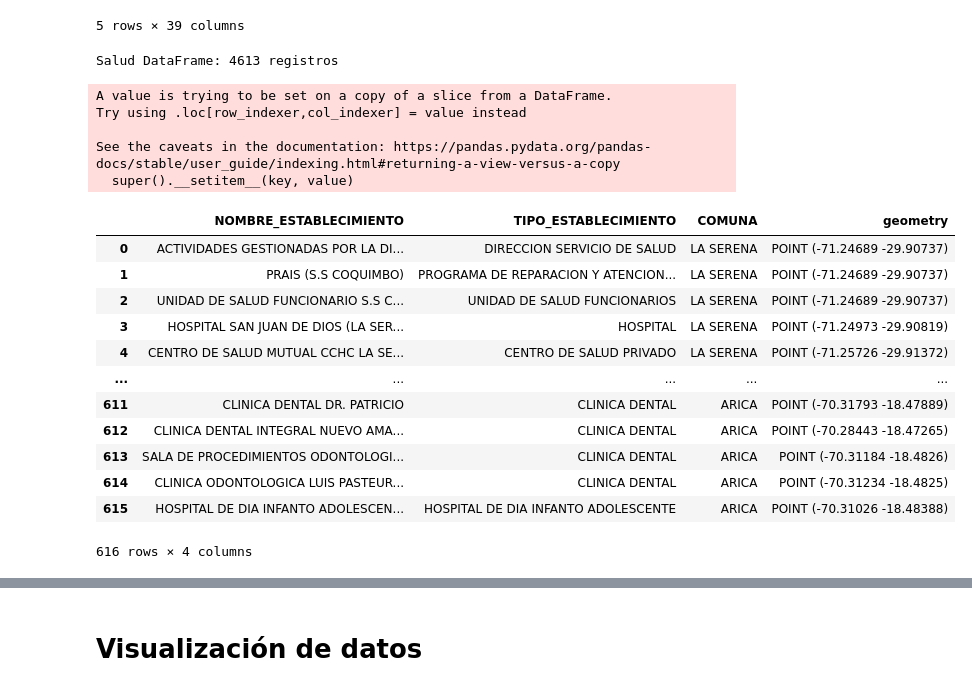
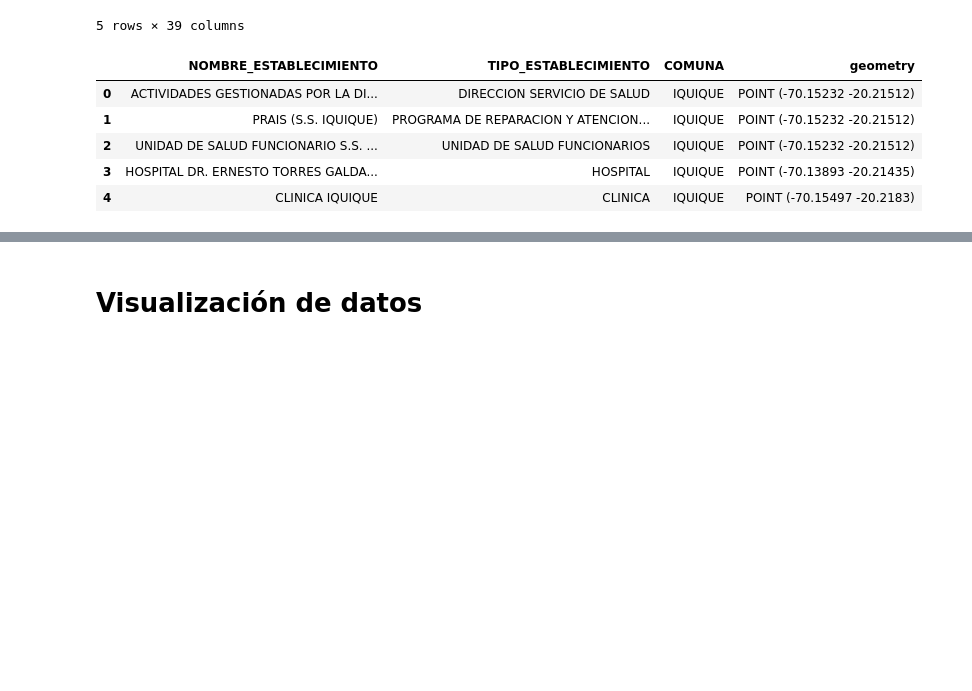
Before and after one commit to Burbina200/Proyecto-IMT2118, a Jupyter notebook: proyecto_geoespaciales.ipynb, the cells around one changed output, grey strips where cells are left out. Saved outputs shown, nothing was run; the diff lists cells and outputs as text; code cells hidden in the pictures; blank space fills up the shorter version.

```diff
--- a/proyecto_geoespaciales.ipynb
+++ b/proyecto_geoespaciales.ipynb
@@ -218,33 +156,15 @@ salud_df.head()
 | 3 | 02-100 | 102100.0 | None | None | 1.0 | REGION DE TARAPACA | 2.0 | SERVICIO DE SALUD TARAPACA | PERTENECIENTE AL SISTEMA NACIONAL... | HOSPITAL | ... |
 | 4 | 02-200 | 102200.0 | None | None | 1.0 | REGION DE TARAPACA | 1.0 | SEREMI DE TARAPACA | NO PERTENECIENTE AL SISTEMA NACIO... | CLINICA | ... |
 5 rows × 39 columns
-# %%
-print(f"Salud DataFrame: {salud_df.shape[0]} registros" )
-# %% [output]
-Salud DataFrame: 4613 registros
 # %%
-salud = salud_df[['NOMBRE','TIPO', 'COMUNA', 'geometry']]
-salud['COMUNA'] = salud['COMUNA'].str.upper()
-salud = salud[salud['COMUNA'].isin(ciudades_list)] #Selecciona las comunas de interés
-salud.reset_index(drop=True, inplace=True)
-salud.rename(columns={'NOMBRE': 'NOMBRE_ESTABLECIMIENTO', 'TIPO': 'TIPO_ESTABLECIMIENTO'}, inplace=True)
-salud
+salud_df = salud_df[['NOMBRE','TIPO', 'COMUNA', 'geometry']]
+salud_df.reset_index(drop=True, inplace=True)
+salud_df.rename(columns={'NOMBRE': 'NOMBRE_ESTABLECIMIENTO', 'TIPO': 'TIPO_ESTABLECIMIENTO'}, inplace=True)
+salud_df.head()
 # %% [output]
-A value is trying to be set on a copy of a slice from a DataFrame.
-Try using .loc[row_indexer,col_indexer] = value instead
-
-See the caveats in the documentation: https://pandas.pydata.org/pandas-docs/stable/user_guide/indexing.html#returning-a-view-versus-a-copy
-  super().__setitem__(key, value)
 |  | NOMBRE_ESTABLECIMIENTO | TIPO_ESTABLECIMIENTO | COMUNA | geometry |
-| 0 | ACTIVIDADES GESTIONADAS POR LA DI... | DIRECCION SERVICIO DE SALUD | LA SERENA | POINT (-71.24689 -29.90737) |
-| 1 | PRAIS (S.S COQUIMBO) | PROGRAMA DE REPARACION Y ATENCION... | LA SERENA | POINT (-71.24689 -29.90737) |
-| 2 | UNIDAD DE SALUD FUNCIONARIO S.S C... | UNIDAD DE SALUD FUNCIONARIOS | LA SERENA | POINT (-71.24689 -29.90737) |
-| 3 | HOSPITAL SAN JUAN DE DIOS (LA SER... | HOSPITAL | LA SERENA | POINT (-71.24973 -29.90819) |
-| 4 | CENTRO DE SALUD MUTUAL CCHC LA SE... | CENTRO DE SALUD PRIVADO | LA SERENA | POINT (-71.25726 -29.91372) |
-| ... | ... | ... | ... | ... |
-| 611 | CLINICA DENTAL DR. PATRICIO | CLINICA DENTAL | ARICA | POINT (-70.31793 -18.47889) |
-| 612 | CLINICA DENTAL INTEGRAL NUEVO AMA... | CLINICA DENTAL | ARICA | POINT (-70.28443 -18.47265) |
-| 613 | SALA DE PROCEDIMIENTOS ODONTOLOGI... | CLINICA DENTAL | ARICA | POINT (-70.31184 -18.4826) |
-| 614 | CLINICA ODONTOLOGICA LUIS PASTEUR... | CLINICA DENTAL | ARICA | POINT (-70.31234 -18.4825) |
-| 615 | HOSPITAL DE DIA INFANTO ADOLESCEN... | HOSPITAL DE DIA INFANTO ADOLESCENTE | ARICA | POINT (-70.31026 -18.48388) |
+| 0 | ACTIVIDADES GESTIONADAS POR LA DI... | DIRECCION SERVICIO DE SALUD | IQUIQUE | POINT (-70.15232 -20.21512) |
+| 1 | PRAIS (S.S. IQUIQUE) | PROGRAMA DE REPARACION Y ATENCION... | IQUIQUE | POINT (-70.15232 -20.21512) |
+| 2 | UNIDAD DE SALUD FUNCIONARIO S.S. ... | UNIDAD DE SALUD FUNCIONARIOS | IQUIQUE | POINT (-70.15232 -20.21512) |
+| 3 | HOSPITAL DR. ERNESTO TORRES GALDA... | HOSPITAL | IQUIQUE | POINT (-70.13893 -20.21435) |
+| 4 | CLINICA IQUIQUE | CLINICA | IQUIQUE | POINT (-70.15497 -20.2183) |
-616 rows × 4 columns
```
Also changed, not shown: parts of 81 cells of this notebook.
